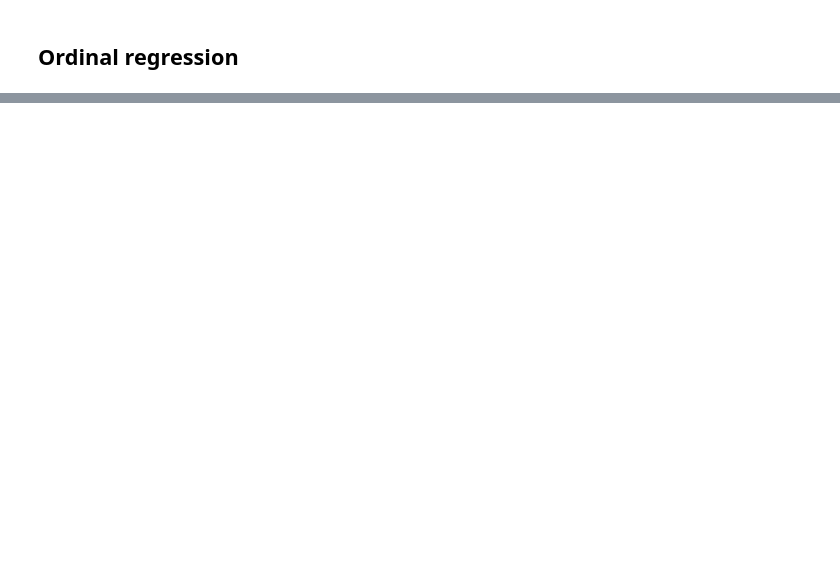
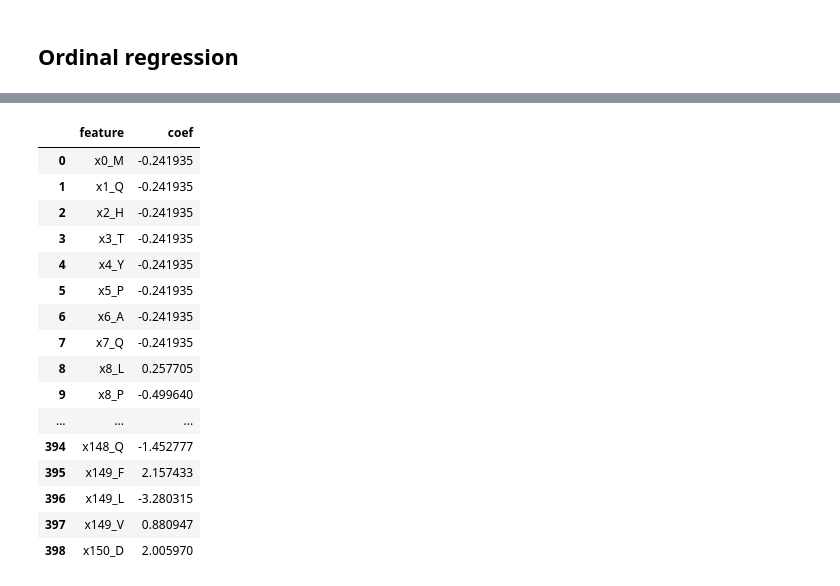
Before and after one commit to RomeroLab/sadx-latent-function, a Jupyter notebook: projects/Biochemical_Ordinal/Ordinal Regression.ipynb, the cells around one changed output, grey strips where cells are left out. Cells and saved outputs as stored; diff of their text form; code cells hidden in the pictures; blank space fills up the shorter version.

```diff
--- a/projects/Biochemical_Ordinal/Ordinal Regression.ipynb
+++ b/projects/Biochemical_Ordinal/Ordinal Regression.ipynb
@@ -111,0 +193,2 @@ array([[0., 0., 1., ..., 0., 1., 0.],
+# %%
+best_results = pd.DataFrame({'feature':enc.get_feature_names(), 'coef':best_coefs})
@@ -111,0 +278,21 @@ array([[0., 0., 1., ..., 0., 1., 0.],
+# %%
+pd.set_option('display.max_rows', 1000)
+best_results
+# %% [output]
+|  | feature | coef |
+| 0 | x0_M | -0.241935 |
+| 1 | x1_Q | -0.241935 |
+| 2 | x2_H | -0.241935 |
+| 3 | x3_T | -0.241935 |
+| 4 | x4_Y | -0.241935 |
+| 5 | x5_P | -0.241935 |
+| 6 | x6_A | -0.241935 |
+| 7 | x7_Q | -0.241935 |
+| 8 | x8_L | 0.257705 |
+| 9 | x8_P | -0.499640 |
+| ... | ... | ... |
+| 394 | x148_Q | -1.452777 |
+| 395 | x149_F | 2.157433 |
+| 396 | x149_L | -3.280315 |
+| 397 | x149_V | 0.880947 |
+| 398 | x150_D | 2.005970 |
```
Also changed, not shown: parts of 20 cells of this notebook.
